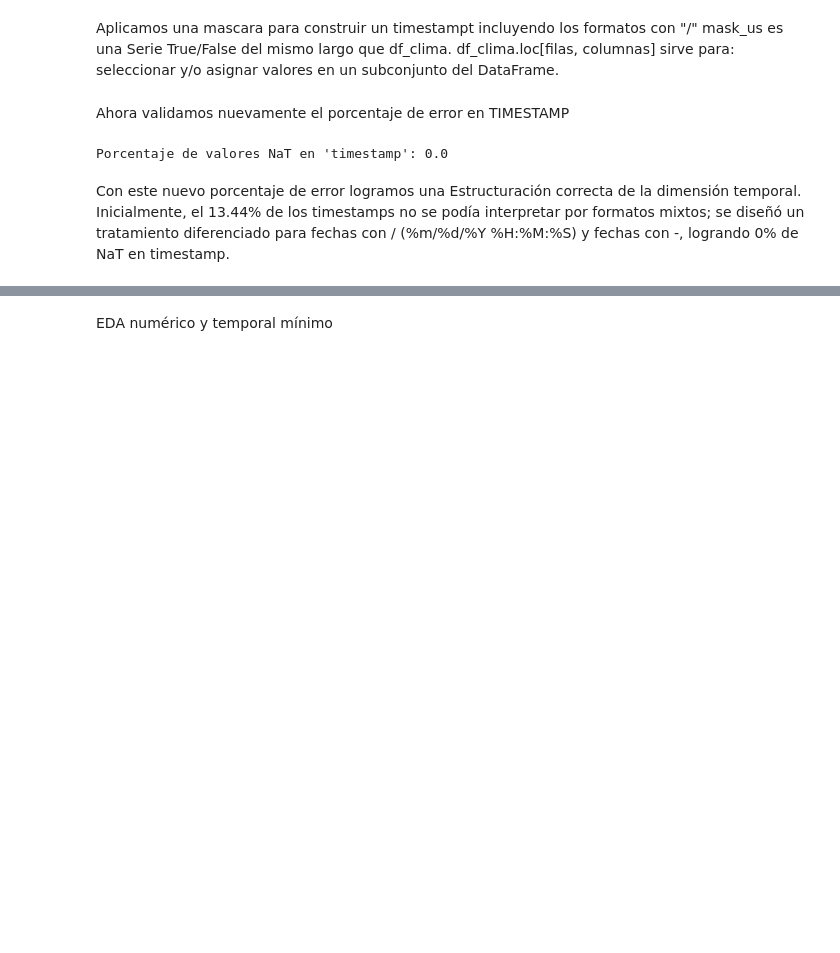
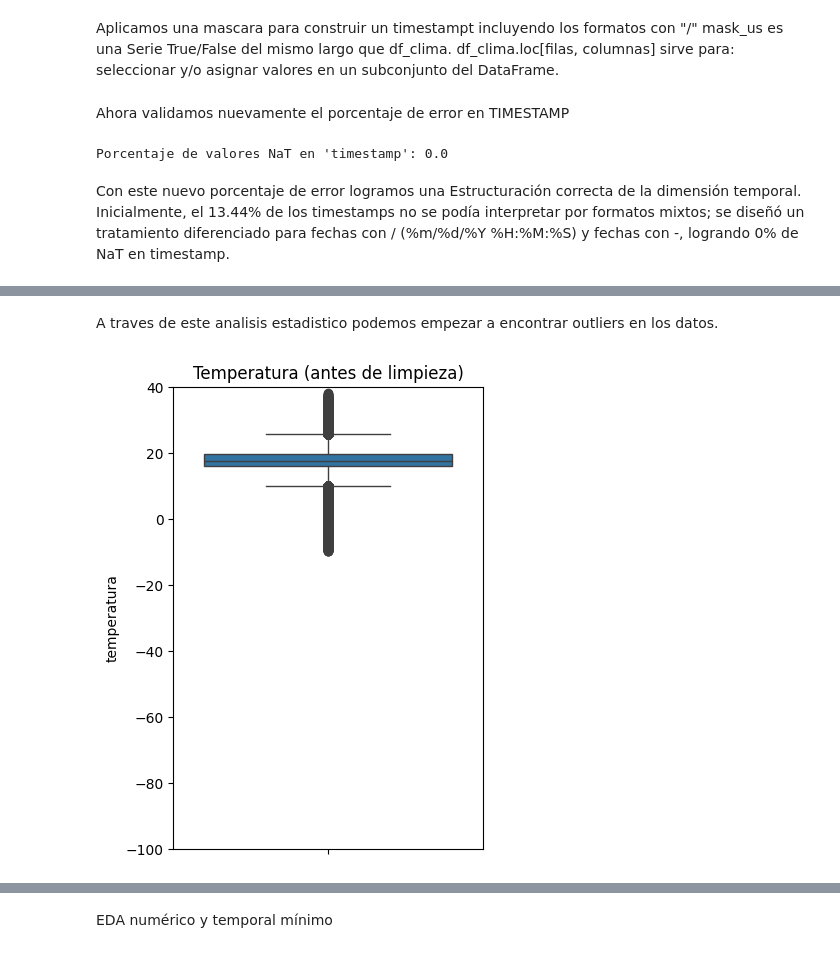
Before and after one commit to worldkrory/MICROCLIMAS_PROYECTO_UNAL, a Jupyter notebook: proyect_colab.ipynb, the cells around one changed output, grey strips where cells are left out. Cells and saved outputs as stored; diff of their text form; code cells hidden in the pictures; blank space fills up the shorter version.

```diff
--- a/proyect_colab.ipynb
+++ b/proyect_colab.ipynb
@@ -260,0 +294,12 @@ df_clima.head()
+# %% [markdown]
+A traves de este analisis estadistico podemos empezar a encontrar outliers en los datos.
+# %%
+plt.figure(figsize=(4, 6))
+sns.boxplot(y=df_clima["temperatura"])
+plt.title("Temperatura (antes de limpieza)")
+
+# Ajustar el rango del eje Y para incluir bien los negativos
+plt.ylim(-100, 40)  # aquí SI se ven los -88 °C
+plt.show()
+# %% [output]
+[figure, added]
```
Also changed, not shown: parts of 25 cells of this notebook.
